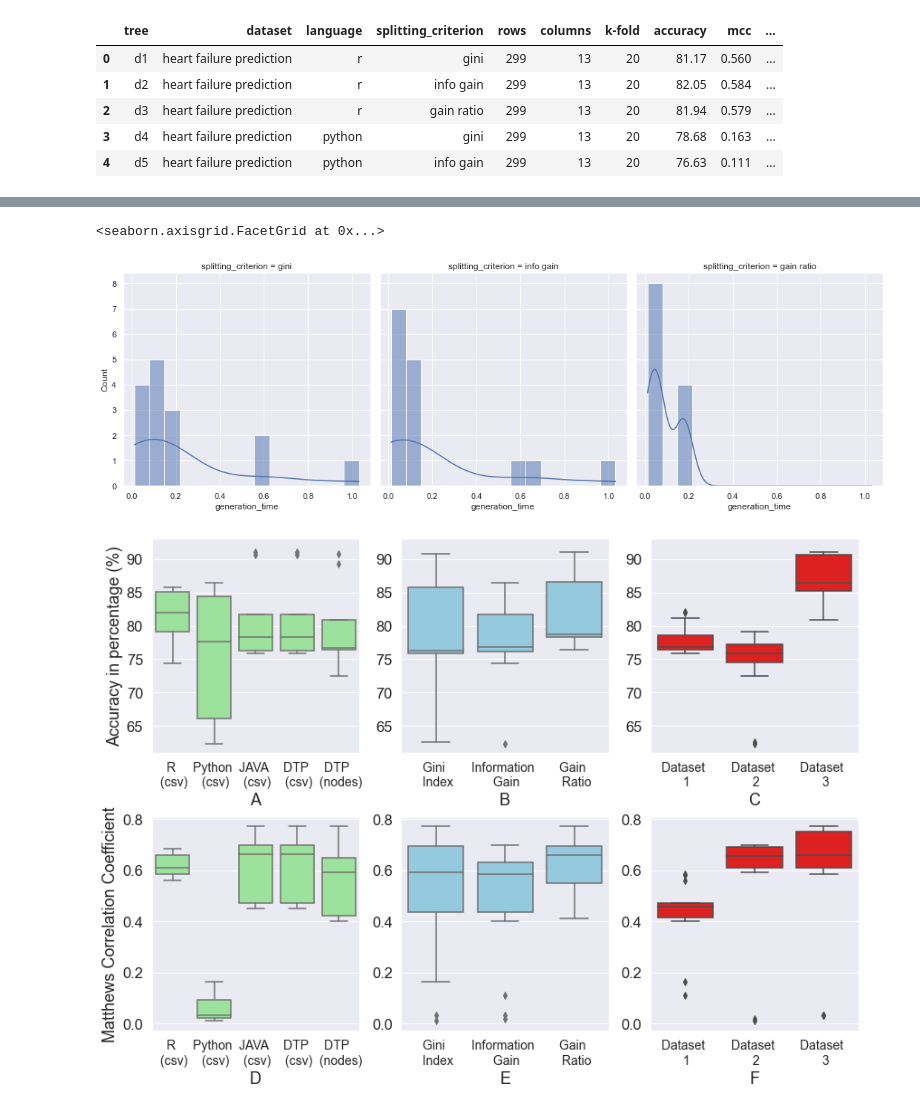
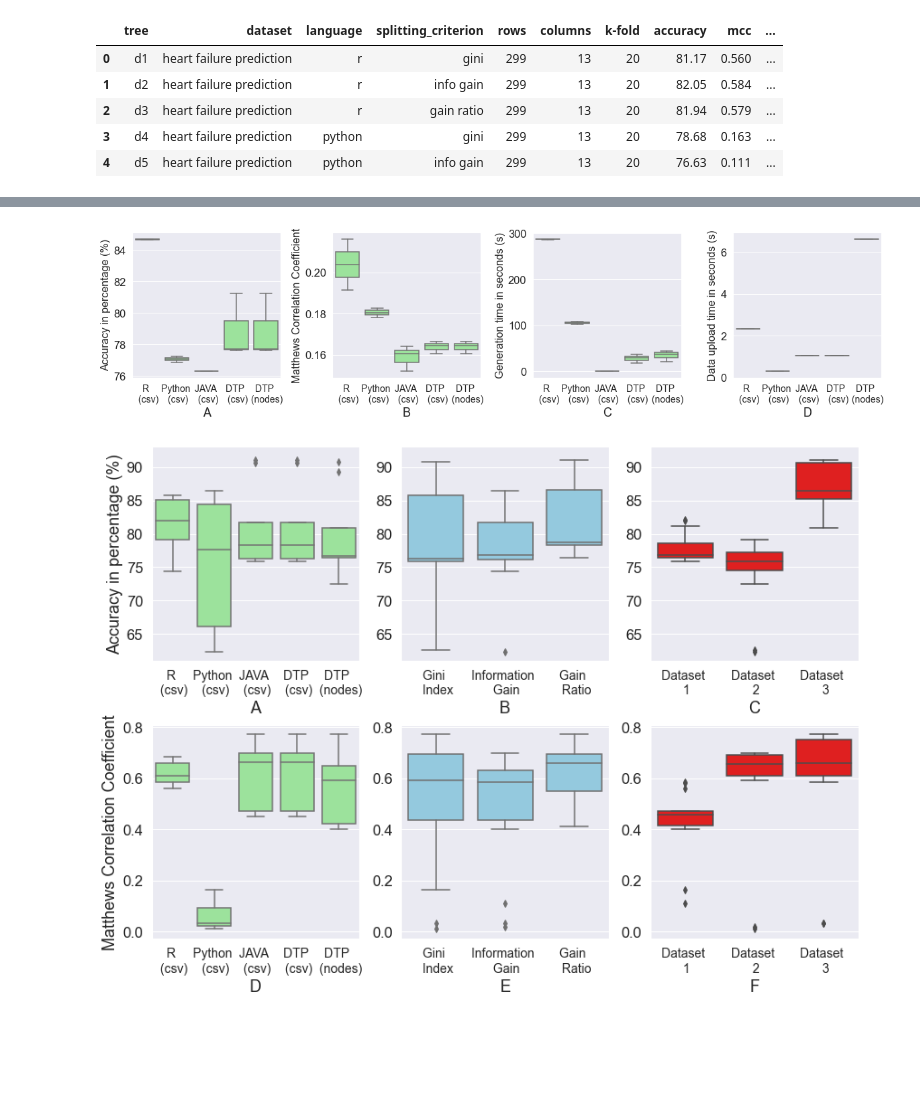
Before and after one commit to clumsyspeedboat/Decision-Tree-Neo4j, a Jupyter notebook: DT Analysis/dt_analysis.ipynb, the cells around one changed output, grey strips where cells are left out. Cells and saved outputs as stored; diff of their text form; code cells hidden in the pictures; blank space fills up the shorter version.

Commit message:
diabetes evaluation

```diff
--- a/DT Analysis/dt_analysis.ipynb
+++ b/DT Analysis/dt_analysis.ipynb
@@ -17,3 +17,6 @@ df.head()
 | 2 | d3 | heart failure prediction | r | gain ratio | 299 | 13 | 20 | 81.94 | 0.579 | ... |
 | 3 | d4 | heart failure prediction | python | gini | 299 | 13 | 20 | 78.68 | 0.163 | ... |
 | 4 | d5 | heart failure prediction | python | info gain | 299 | 13 | 20 | 76.63 | 0.111 | ... |
+# %%
+df_diabetes = pd.read_csv('dt_analysis - diabetes.csv')
+df_diabetes.head()
@@ -46,5 +48,0 @@ acc_df.plot.line()
-# %%
-fig_dims = (4, 4)
-fig, ax = plt.subplots(figsize=fig_dims)
-sns.set(font_scale=1)
-sns.lineplot('language','accuracy',  data =df, hue='dataset', ax=ax)
@@ -54,5 +48,0 @@ sns.lineplot('language','accuracy',  data =df, hue='dataset', ax=ax)
-# %%
-fig_dims = (4, 4)
-fig, ax = plt.subplots(figsize=fig_dims)
-sns.set(font_scale=1)
-sns.lineplot('splitting_criterion','accuracy',  data =df, hue='dataset', ax=ax)
@@ -68,6 +49,36 @@ sns.displot(data=df, x="generation_time",col= "dataset", kde=True)
-# %%
-sns.displot(data=df, x="generation_time",col= "splitting_criterion", kde=True)
-# %% [output]
-<seaborn.axisgrid.FacetGrid at 0x...>
-[figure, removed]
+# %%
+# Plots for Diabetes dataset
+fig, axes = plt.subplots(1, 4, figsize = (20,4), sharey = False)
+
+sns.set(font_scale = 1.5)
+
+box1 = sns.boxplot(ax = axes[0], data=df_diabetes, x="language", y="accuracy", color = "lightgreen")
+box2 = sns.boxplot(ax = axes[1], data=df_diabetes, x="language", y="mcc", color = "lightgreen")
+box3 = sns.boxplot(ax = axes[2], data=df_diabetes, x="language", y="gen_time", color = "lightgreen")
+box4 = sns.boxplot(ax = axes[3], data=df_diabetes, x="language", y="upload_time", color = "lightgreen")
+
+
+box1.set_xticklabels(['R \n (csv)','Python \n (csv)','JAVA \n (csv)', 'DTP \n (csv)', 'DTP \n (nodes)'])
+box2.set_xticklabels(['R \n (csv)','Python \n (csv)','JAVA \n (csv)', 'DTP \n (csv)', 'DTP \n (nodes)'])
+box3.set_xticklabels(['R \n (csv)','Python \n (csv)','JAVA \n (csv)', 'DTP \n (csv)', 'DTP \n (nodes)'])
+box4.set_xticklabels(['R \n (csv)','Python \n (csv)','JAVA \n (csv)', 'DTP \n (csv)', 'DTP \n (nodes)'])
+
+box1.set(xlabel="A")
+box2.set(xlabel="B")
+box3.set(xlabel="C")
+box4.set(xlabel="D")
+
+box1.set_ylabel('Accuracy in percentage (%)', fontsize = 16)
+box2.set_ylabel('Matthews Correlation Coefficient', fontsize = 16)
+box3.set_ylabel('Generation time in seconds (s)', fontsize = 16)
+box4.set_ylabel('Data upload time in seconds (s)', fontsize = 16)
+
+box1.set_xticklabels(box1.get_xticklabels(), size = 14)
+box2.set_xticklabels(box2.get_xticklabels(), size = 14)
+box3.set_xticklabels(box3.get_xticklabels(), size = 14)
+box4.set_xticklabels(box4.get_xticklabels(), size = 14)
+
+fig.subplots_adjust(wspace=0.35)
+# %% [output]
+[figure, added]
 # %%
```
Also changed, not shown: parts of 14 cells of this notebook, 1 other file.
